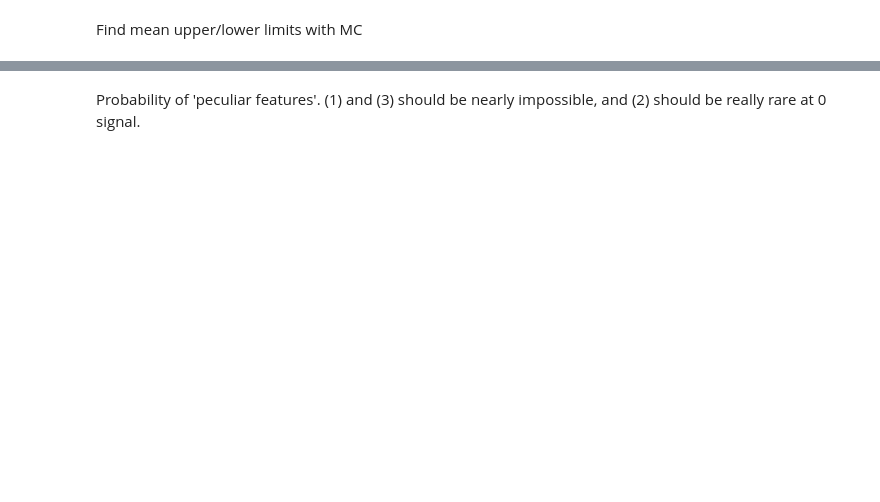
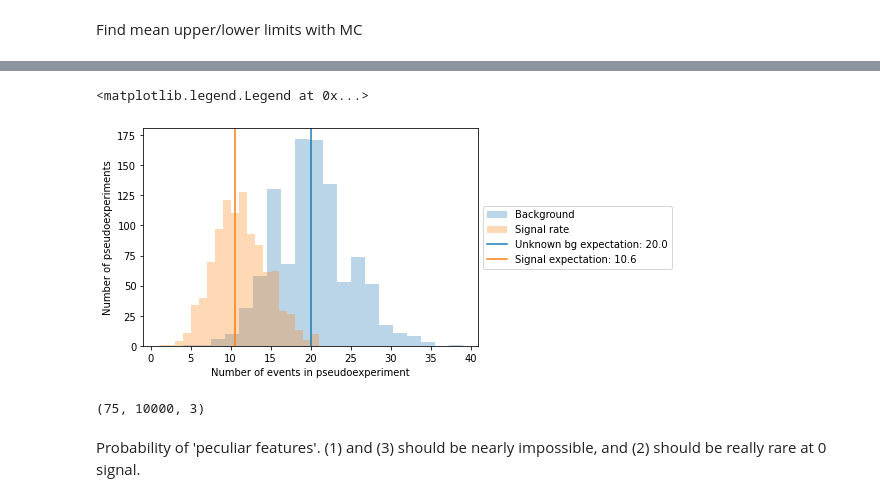
Before and after one commit to plt109/deficithawks, a Jupyter notebook: discovery.ipynb, the cells around one changed output, grey strips where cells are left out. Drawn from its saved outputs; the diff is of its cells as text; code cells hidden in the pictures; blank space fills up the shorter version.

```diff
--- a/discovery.ipynb
+++ b/discovery.ipynb
@@ -782,3 +811,18 @@ Find mean upper/lower limits with MC
+# %%
+num_test_toys = 1000
+aa = [len(background.simulate()) for _ in range(num_test_toys)]
+bb = [len(signal(rate=my_sig_rate).simulate()) for _ in range(num_test_toys)]
+# %%
+plt.hist(aa, color='C0', alpha=0.3, bins=20, label='Background')
+plt.hist(bb, color='C1', alpha=0.3, bins=20, label='Signal rate')
+plt.axvline(mu_unknown, color='C0', label=f'Unknown bg expectation: {mu_unknown:.1f}')
+plt.axvline(my_sig_rate, color='C1', label=f'Signal expectation: {my_sig_rate:.1f}')
+plt.xlabel('Number of events in pseudoexperiment')
+plt.ylabel('Number of pseudoexperiments')
+plt.legend(loc='center left', bbox_to_anchor=(1, 0.5))
+# %% [output]
+<matplotlib.legend.Legend at 0x...>
+[figure, added]
 # %%
 mu_sigs = mu_full[mu_full < 30]
 n_trials = 10_000
@@ -804,6 +849,13 @@ else:
     # Dump results to cache
     with open(cache_fn, mode='wb') as f:
         pickle.dump(results, f)
+# %%
+# number of signal strength tested,
+# number of pseduoexperiments per signal strength,
+# [LL, modified UL, coreonly UL]
+np.shape(results)
+# %% [output]
+(75, 10000, 3)
 # %%
 result_types = ['lower', 'upper', 'upper_core']
 
```
Also changed, not shown: parts of 17 cells of this notebook, 1 other file.
